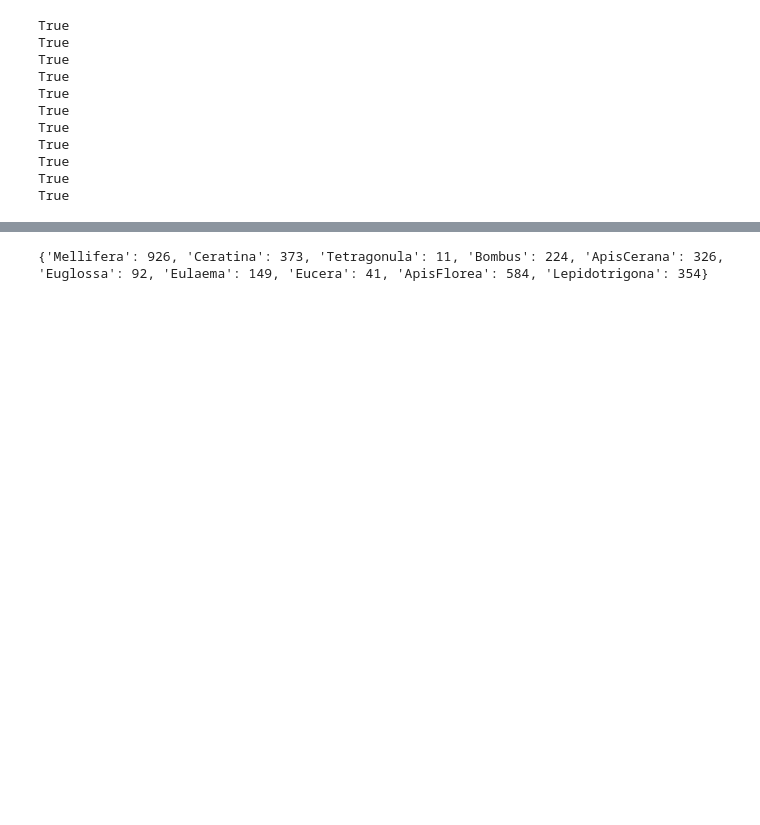
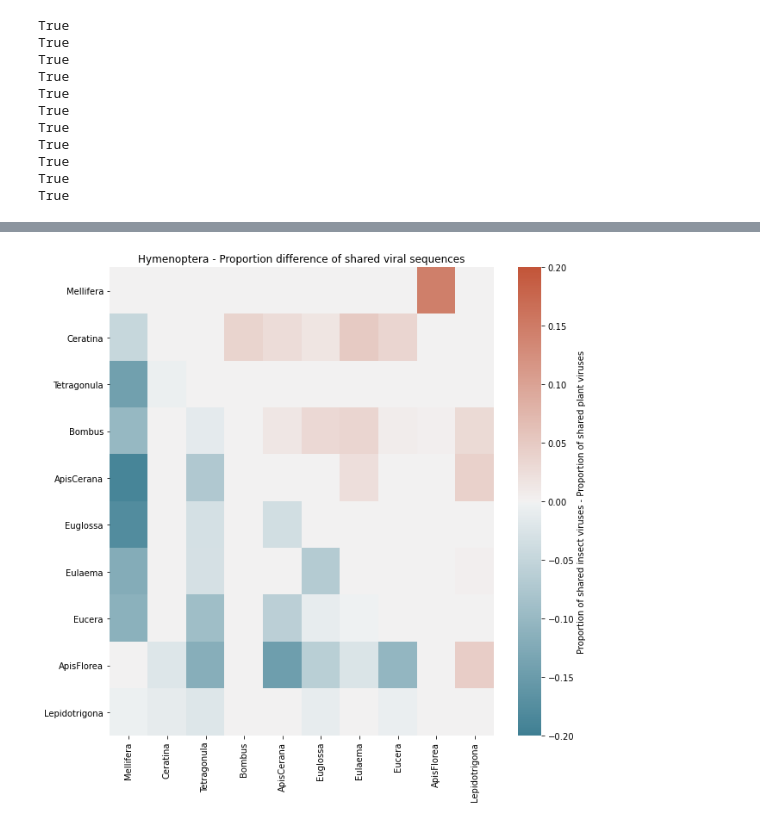
Before and after one commit to Matthijnssenslab/Bee_euvir, a Jupyter notebook: notebooks/5_Virussharing_subset.ipynb, the cells around one changed output, grey strips where cells are left out. Saved outputs shown, nothing was run; the diff lists cells and outputs as text; code cells hidden in the pictures; blank space fills up the shorter version.

```diff
--- a/notebooks/5_Virussharing_subset.ipynb
+++ b/notebooks/5_Virussharing_subset.ipynb
@@ -470,7 +484,0 @@ Text(0.5, 1.0, 'Proportion difference of shared viral sequences')
-# %%
-# Get number of contigs that exceed the threshold per family.
-famDic = {}
-for i in dfDic:
-    stat = dfDic[i][dfDic[i] > 0.1].count() > (0.05 * len(dfDic[i]))
-    famDic[i] = sum(stat)
-print(famDic)
@@ -577,9 +608,0 @@ ShareLis_apidae
-# %%
-# Get number of contigs that exceed the threshold per family.
-famDic = {}
-for i in dfDic:
-    stat = dfDic[i][dfDic[i] > 0.1].count() > (0.05 * len(dfDic[i]))
-    famDic[i] = sum(stat)
-print(famDic)
-# %% [output]
-{'Mellifera': 926, 'Ceratina': 373, 'Tetragonula': 11, 'Bombus': 224, 'ApisCerana': 326, 'Euglossa': 92, 'Eulaema': 149, 'Eucera': 41, 'ApisFlorea': 584, 'Lepidotrigona': 354}
@@ -590,0 +609,34 @@ with open('../networks/Apidae_insect.csv', 'w', newline='') as csvfile:
+# %%
+# Plot heatmap
+xDic = {}
+xCount = 0
+for i in nesres:
+    if i[0] not in xDic:
+        xDic[i[0]] = xCount
+        xCount += 1
+
+xDic['Lepidotrigona'] = 9
+# Create the data structure
+mat = np.zeros( (10,10) )
+
+
+for i in nesres:
+    if i[2] > 0:
+        xCor = xDic[i[0]]
+        yCor = xDic[i[1]]
+    else:
+        xCor = xDic[i[1]]
+        yCor = xDic[i[0]]
+    mat[xCor, yCor] = i[2]
+
+
+matDF = pd.DataFrame(mat)
+matDF.columns = list(xDic.keys())
+matDF.index = list(xDic.keys())
+plt.figure(figsize=(10,10))
+g = sns.heatmap(matDF, cmap=sns.diverging_palette(220, 20, as_cmap=True), center=0, vmin=-0.2, vmax=0.2, cbar_kws={'label': 'Proportion of shared insect viruses - Proportion of shared plant viruses'})
+
+g.set_title("Hymenoptera - Proportion difference of shared viral sequences")
+g.figure.savefig("../Figures/Apid_sharing_heat.png", dpi=300)
+# %% [output]
+[figure, added]
```
Also changed, not shown: parts of 7 cells of this notebook, 11 other files.
